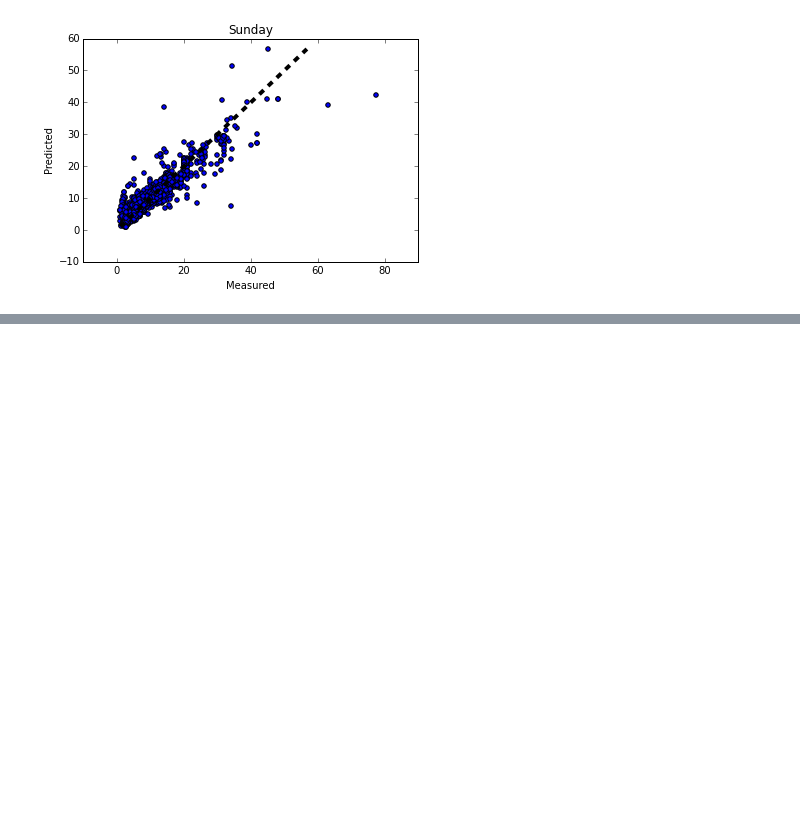
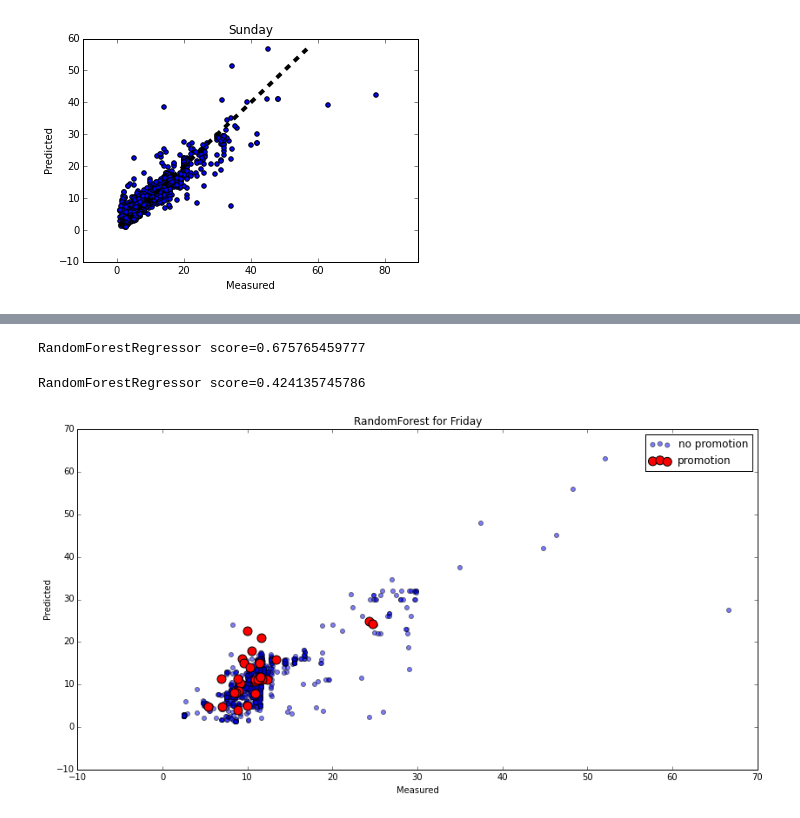
Before and after one commit to conwaywong/dse220_final, a Jupyter notebook: Final_MAS_DSE220_AJJCK_WORKING_ON_STACKING.ipynb, the cells around one changed output, grey strips where cells are left out. Cells and saved outputs as stored; diff of their text form; code cells hidden in the pictures; blank space fills up the shorter version.

Commit message:
adding plots for promotion vs nonpromotion

```diff
--- a/Final_MAS_DSE220_AJJCK_WORKING_ON_STACKING.ipynb
+++ b/Final_MAS_DSE220_AJJCK_WORKING_ON_STACKING.ipynb
@@ -1034,0 +1106,57 @@ r2 score = 0.826629234223
+# %%
+regressor= ensemble.RandomForestRegressor(n_estimators=800, max_depth=7, min_samples_split=2)
+regressor.fit(new_mtrain_data, new_mtrain_labels)
+m_score= regressor.score(new_mtest_data, new_mtest_labels)
+print "RandomForestRegressor score={}".format(m_score)
+
+predicted=regressor.predict(new_mtest_data)
+
+no_promotion_predicted=predicted
+no_promotion_actual=new_mtest_labels
+# %% [output]
+RandomForestRegressor score=0.675765459777
+# %%
+m_mask= promotions_df['DAYOFWEEK'] == 4
+a_df = promotions_df[m_mask]
+a_df= a_df.drop(['DAYOFWEEK'], axis=1)
+
+m_label_arr= a_df['DOLLARS']
+m_data_arr= a_df.drop([
+    'DOLLARS',
+    'PANID',
+    'WEEK',
+    'IRI_KEY',
+    'START_TIME_EPOCH_S',
+    'END_TIME_EPOCH_S',
+    'TRANSACTION_TIME_EPOCH_S',
+    'COLUPC',
+    'DAY',
+    'MINUTE',
+    'MONTH',
+    'YEAR'
+], axis=1)
+
+new_mtrain_data, new_mtest_data, new_mtrain_labels, new_mtest_labels = sklearn.cross_validation.train_test_split(m_data_arr, m_label_arr, test_size=0.33, random_state=42)
+# %%
+regressor= ensemble.RandomForestRegressor(n_estimators=800, max_depth=7, min_samples_split=2)
+regressor.fit(new_mtrain_data, new_mtrain_labels)
+m_score= regressor.score(new_mtest_data, new_mtest_labels)
+print "RandomForestRegressor score={}".format(m_score)
+
+predicted=regressor.predict(new_mtest_data)
+
+promotion_predicted=predicted
+promotion_actual=new_mtest_labels
+# %% [output]
+RandomForestRegressor score=0.424135745786
+# %%
+fig,ax = plt.subplots(figsize=(14,7))
+ax.scatter(no_promotion_predicted, no_promotion_actual, c='b', label="no promotion", alpha=0.5, s=25)
+ax.scatter(promotion_predicted, promotion_actual, c='r', label="promotion", s=100)
+ax.set_xlabel('Measured')
+ax.set_ylabel('Predicted')
+ax.legend()
+ax.set_title("RandomForest for Friday")
+fig.show()
+# %% [output]
+[figure, added]
```
Also changed, not shown: parts of 4 cells of this notebook.
